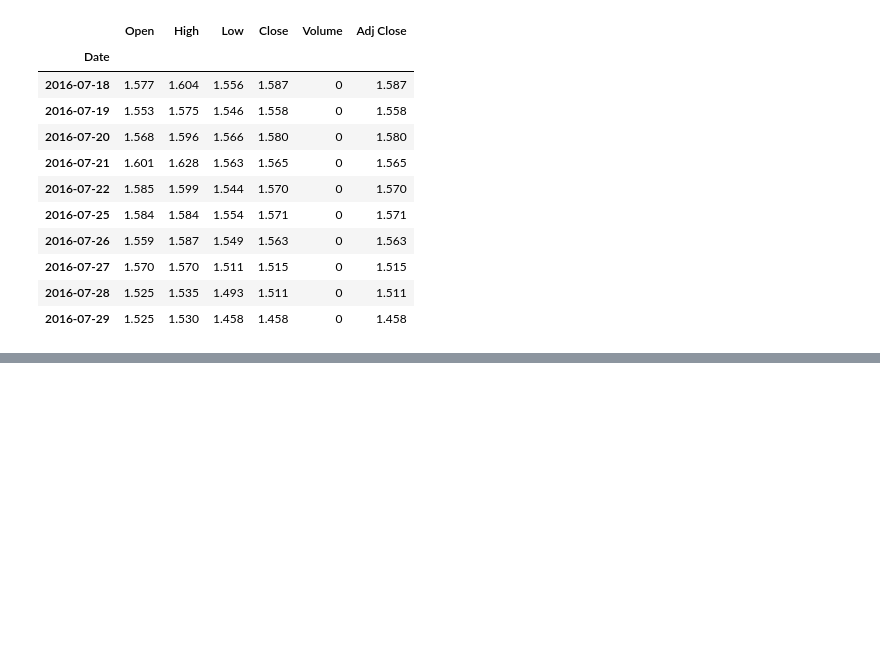
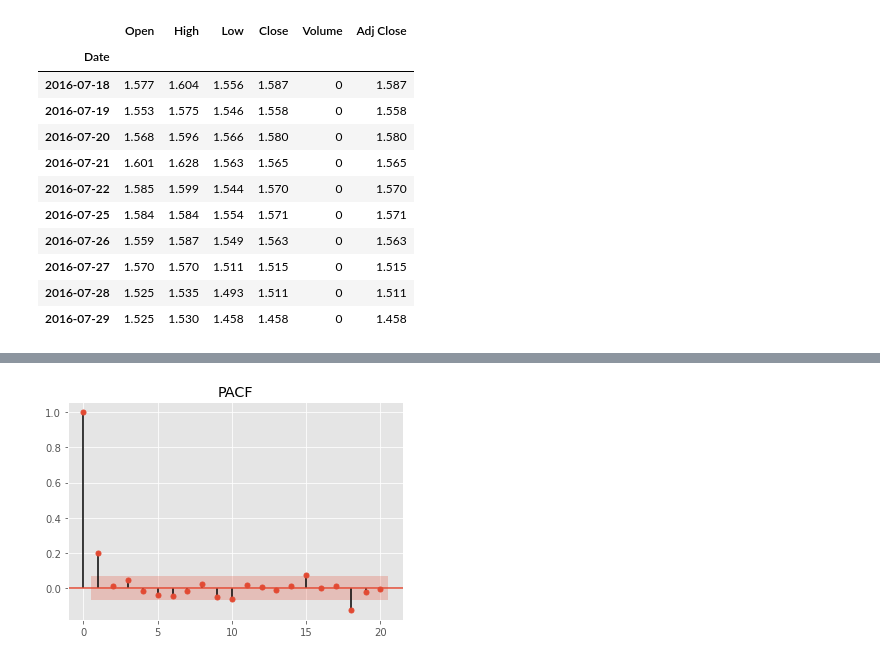
Before and after one commit to lixixi89055465/py_stu, a Jupyter notebook: tangyudi/base/时间序列/stock_prediction.ipynb, the cells around one changed output, grey strips where cells are left out. Drawn from its saved outputs; the diff is of its cells as text; code cells hidden in the pictures; blank space fills up the shorter version.

```diff
--- a/tangyudi/base/时间序列/stock_prediction.ipynb
+++ b/tangyudi/base/时间序列/stock_prediction.ipynb
@@ -31,0 +77,6 @@ stock.tail(10)
+# %%
+pacf=plot_pacf(stock_diff,lags=20)
+plt.title('PACF')
+pacf.show()
+# %% [output]
+[figure, added]
```
Also changed, not shown: parts of 12 cells of this notebook, 1 other file.
